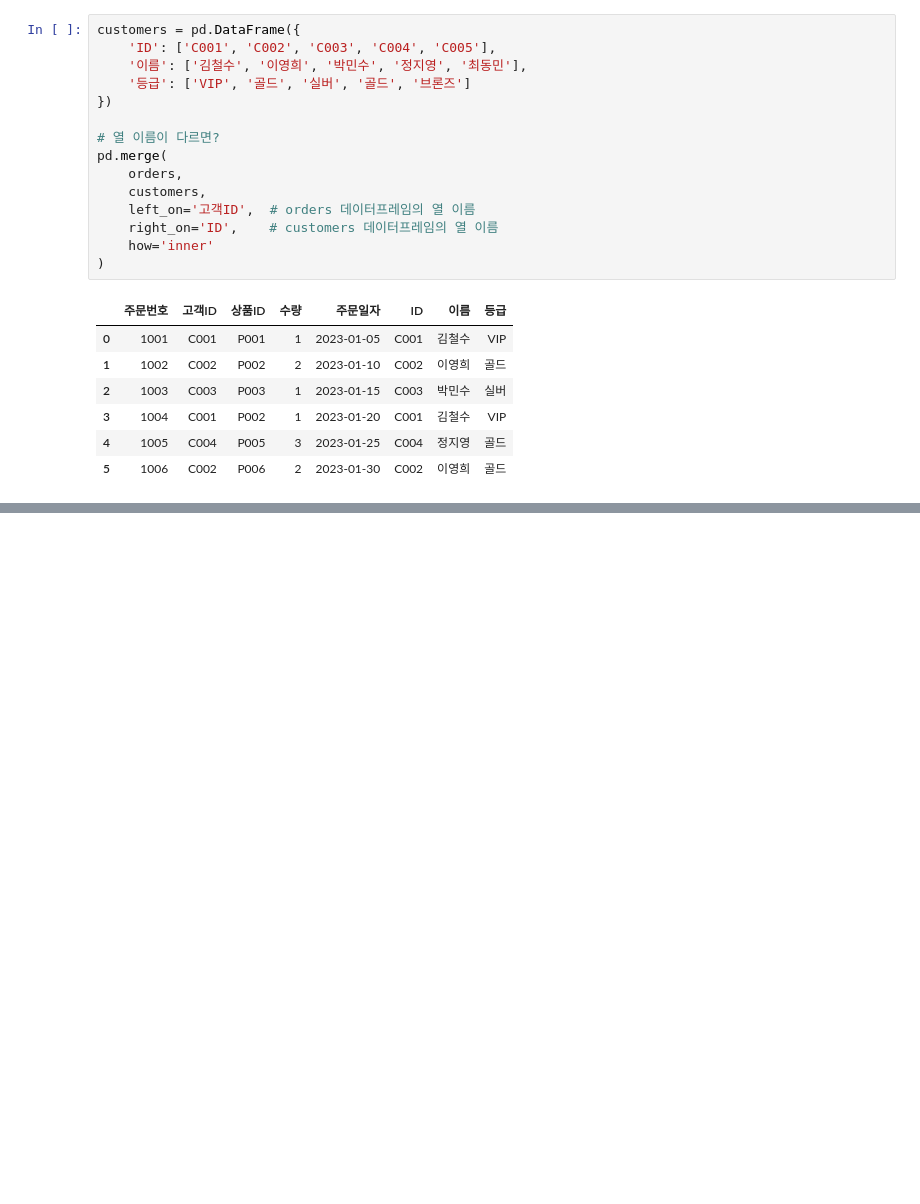
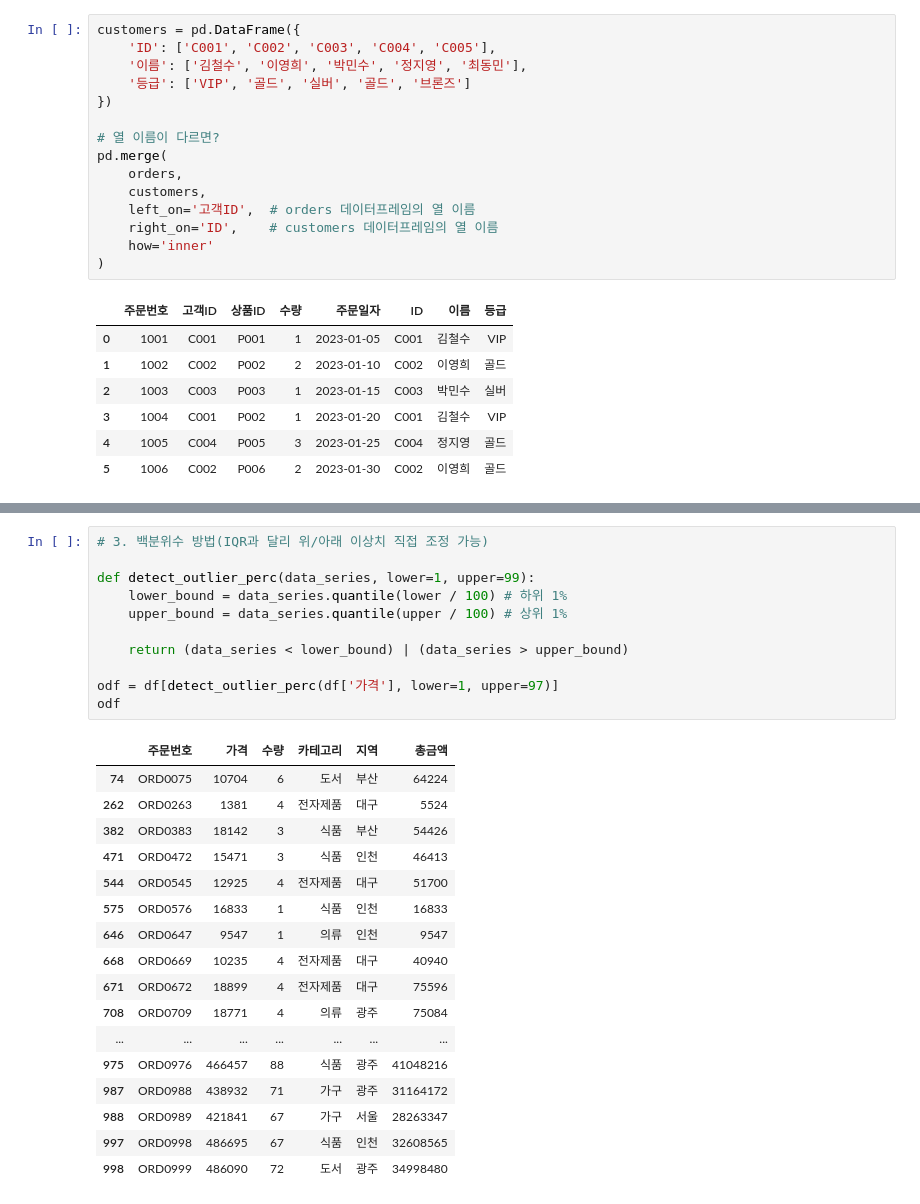
Before and after one commit to baesisi3648/TIL, a Jupyter notebook: 데이터분석/02-pandas2.ipynb, the cells around one changed output, grey strips where cells are left out. Cells and saved outputs as stored; diff of their text form; blank space fills up the shorter version.

```diff
--- a/데이터분석/02-pandas2.ipynb
+++ b/데이터분석/02-pandas2.ipynb
@@ -753,0 +1095,29 @@ satisfaction = pd.DataFrame({
+# %%
+# 3. 백분위수 방법(IQR과 달리 위/아래 이상치 직접 조정 가능)
+
+def detect_outlier_perc(data_series, lower=1, upper=99):
+    lower_bound = data_series.quantile(lower / 100) # 하위 1%
+    upper_bound = data_series.quantile(upper / 100) # 상위 1%
+
+    return (data_series < lower_bound) | (data_series > upper_bound)
+
+odf = df[detect_outlier_perc(df['가격'], lower=1, upper=97)]
+odf
+# %% [output]
+|  | 주문번호 | 가격 | 수량 | 카테고리 | 지역 | 총금액 |
+| 74 | ORD0075 | 10704 | 6 | 도서 | 부산 | 64224 |
+| 262 | ORD0263 | 1381 | 4 | 전자제품 | 대구 | 5524 |
+| 382 | ORD0383 | 18142 | 3 | 식품 | 부산 | 54426 |
+| 471 | ORD0472 | 15471 | 3 | 식품 | 인천 | 46413 |
+| 544 | ORD0545 | 12925 | 4 | 전자제품 | 대구 | 51700 |
+| 575 | ORD0576 | 16833 | 1 | 식품 | 인천 | 16833 |
+| 646 | ORD0647 | 9547 | 1 | 의류 | 인천 | 9547 |
+| 668 | ORD0669 | 10235 | 4 | 전자제품 | 대구 | 40940 |
+| 671 | ORD0672 | 18899 | 4 | 전자제품 | 대구 | 75596 |
+| 708 | ORD0709 | 18771 | 4 | 의류 | 광주 | 75084 |
+| ... | ... | ... | ... | ... | ... | ... |
+| 975 | ORD0976 | 466457 | 88 | 식품 | 광주 | 41048216 |
+| 987 | ORD0988 | 438932 | 71 | 가구 | 광주 | 31164172 |
+| 988 | ORD0989 | 421841 | 67 | 가구 | 서울 | 28263347 |
+| 997 | ORD0998 | 486695 | 67 | 식품 | 인천 | 32608565 |
+| 998 | ORD0999 | 486090 | 72 | 도서 | 광주 | 34998480 |
```
Also changed, not shown: parts of 20 cells of this notebook, 4 other files.
